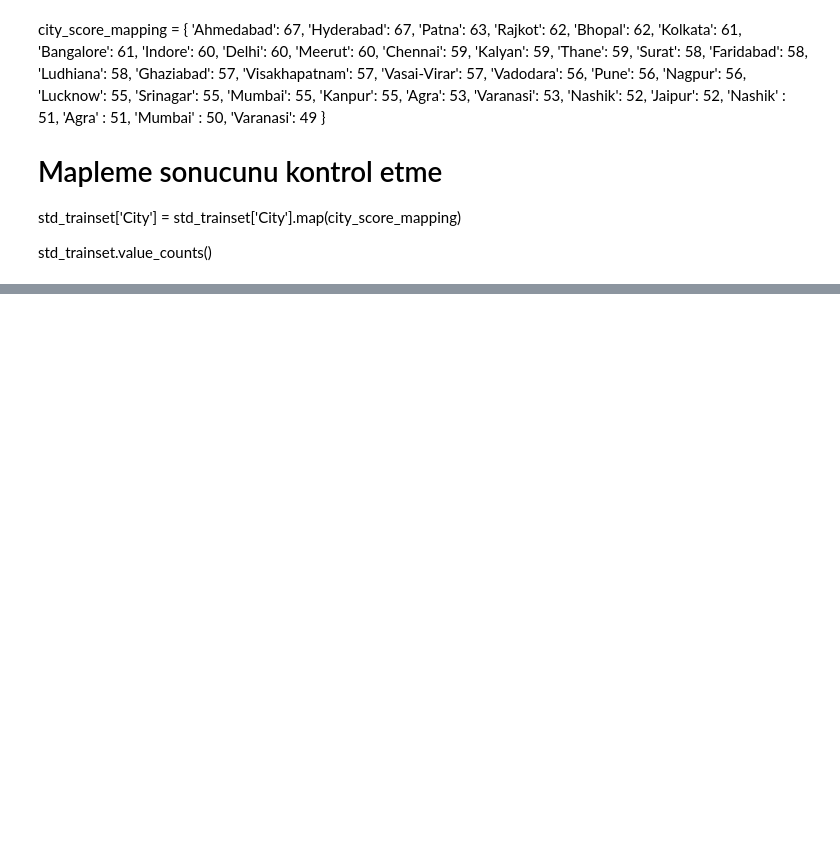
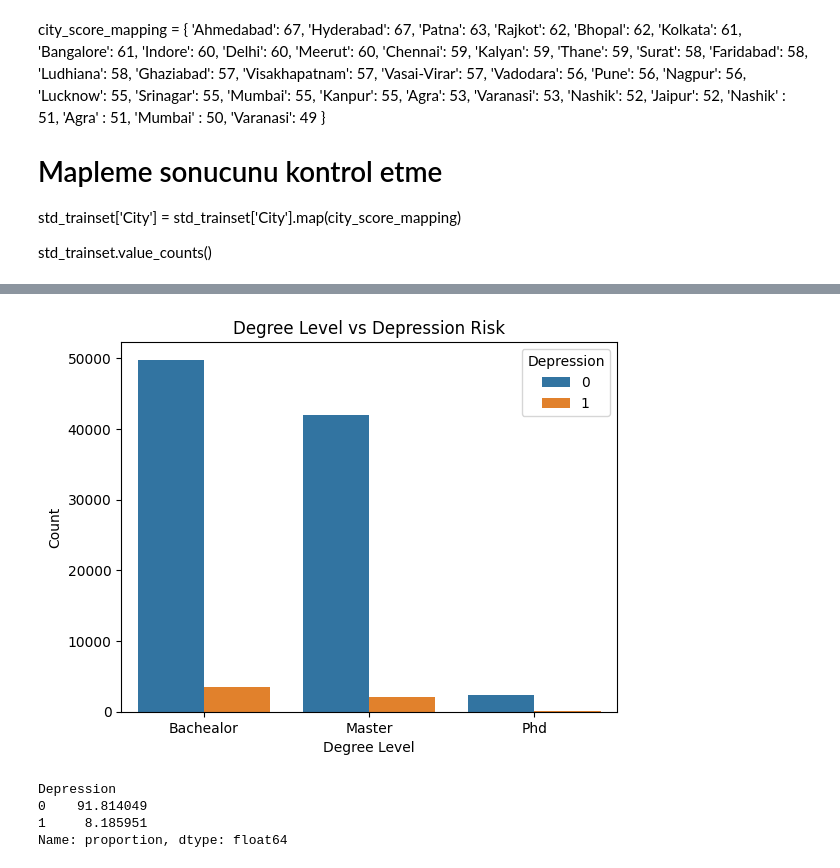
Before and after one commit to mutuceng/depression-risk-classification, a Jupyter notebook: Backend/ML/data_prep.ipynb, the cells around one changed output, grey strips where cells are left out. Drawn from its saved outputs; the diff is of its cells as text; code cells hidden in the pictures; blank space fills up the shorter version.

```diff
--- a/Backend/ML/data_prep.ipynb
+++ b/Backend/ML/data_prep.ipynb
@@ -1374,0 +1833,11 @@ std_trainset.sample(5)
+# %%
+empsleep_mapping = {
+    'Less than 3 hours':5,
+    'Less than 5 hours' : 4,
+    '7-8 hours': 2,
+    '5-6 hours':3,
+    'More than 8 hours':1
+}
+
+# Veriye uygulama
+emp_trainset['Sleep Duration'] = emp_trainset['Sleep Duration'].map(empsleep_mapping)
@@ -1374,0 +1859,7 @@ std_trainset.sample(5)
+# %%
+# 'Healthy', 'Unhealthy', 'Moderate' dışındaki tüm değerleri invalid-habits dizisine yazma
+invalid_habits = emp_trainset['Dietary Habits'].unique().tolist()
+valid_habits = ['Healthy', 'Unhealthy', 'Moderate']
+invalid_habits = [habit for habit in invalid_habits if habit not in valid_habits]
+
+print(invalid_habits)
@@ -1374,0 +1872,2 @@ std_trainset.sample(5)
+# %%
+emp_trainset = emp_trainset[~emp_trainset['Dietary Habits'].isin(invalid_habits)]
@@ -1374,0 +1878,9 @@ std_trainset.sample(5)
+# %%
+empeating_mapping = {
+    'Unhealthy' : 2,
+    'Healthy': 0,
+    'Moderate':1
+}
+
+# Veriye uygulama
+emp_trainset['Dietary Habits'] = emp_trainset['Dietary Habits'].map(empeating_mapping)
@@ -1374,0 +1996,16 @@ std_trainset.sample(5)
+# %%
+sn.countplot(x='Degree', hue='Depression', data=emp_trainset)
+plt.title('Degree Level vs Depression Risk')
+plt.xlabel('Degree Level')
+plt.ylabel('Count')
+plt.show()
+# %% [output]
+[figure, added]
+# %%
+depression_distribution = emp_trainset['Depression'].value_counts(normalize=True) * 100
+print(depression_distribution)
+# %% [output]
+Depression
+0    91.814049
+1     8.185951
+Name: proportion, dtype: float64
```
Also changed, not shown: parts of 94 cells of this notebook.
